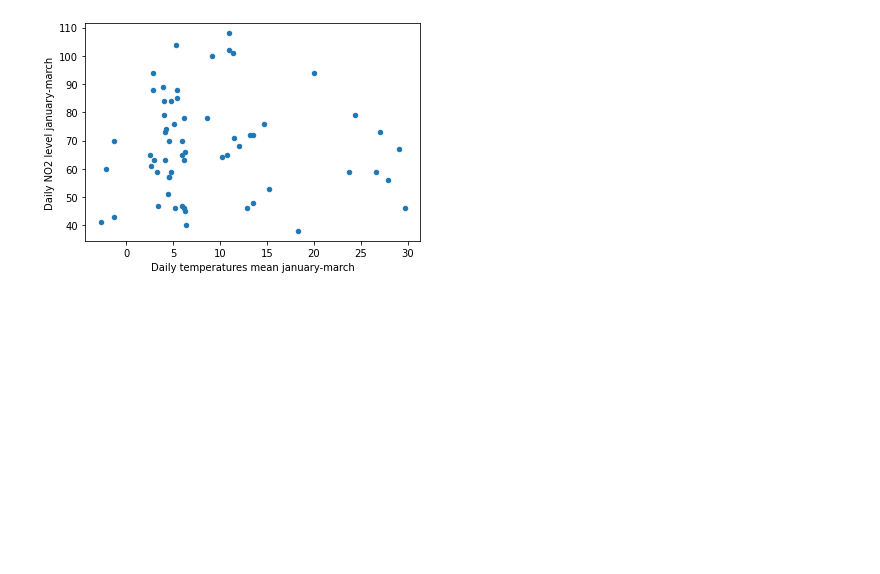
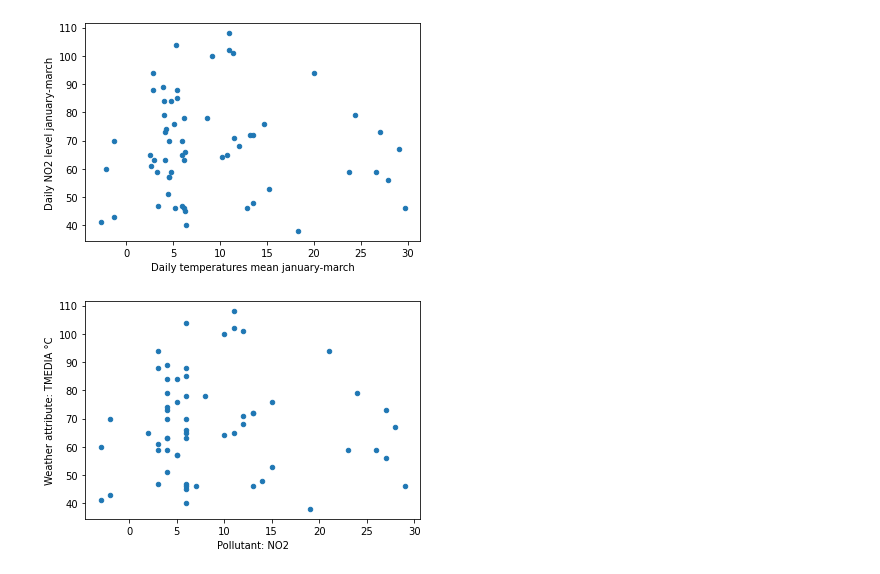
Before and after one commit to prometheus404/progetto_visualizzazione, a Jupyter notebook: weather/pollution_weather.ipynb, the cells around one changed output. Cells and saved outputs as stored; diff of their text form; code cells hidden in the pictures; blank space fills up the shorter version.

Commit message:
Generated function weather_pollutant

```diff
--- a/weather/pollution_weather.ipynb
+++ b/weather/pollution_weather.ipynb
@@ -84,3 +83,42 @@ plt.ylabel('Daily NO2 level january-march')
 plt.show()
 # %% [output]
 [figure]
+# %%
+def weather_pollutant(pollutant, station_id, weather_attribute, date1, date2):
+
+    inq = pd.read_csv('../csv/pollution_detection/ds459_qaria_datoariagiornostazione_year-2018.csv', encoding='utf-8', sep=';')
+    weather = pd.read_csv('../csv/weathermilan_ilmeteo/Milano-2018.csv', encoding='utf-8', sep=',')
+
+    #Converted into datetime type
+    weather['DATA'] = pd.to_datetime(weather['DATA'])
+
+    #Selected only Data from date1 to date2
+    inq.drop(inq.index[(inq["data"] < date1)], axis=0, inplace=True)
+    inq.drop(inq.index[(inq["data"] > date2)], axis=0, inplace=True)
+    weather.drop(weather.index[(weather["DATA"] < date1)], axis=0, inplace=True)
+    weather.drop(weather.index[(weather["DATA"] > date2)], axis=0, inplace=True)
+
+    #Selected only NO2 pollution
+    inq.drop(inq.index[(inq["inquinante"]!=pollutant)], axis=0, inplace=True)
+
+    #Deleted not a number values
+    inq.dropna(subset=["valore"], axis=0, inplace=True)
+
+    #Selected only Lambrate's station (id=2)
+    inq.drop(inq.index[(inq["stazione_id"]!=2)], axis=0, inplace=True)
+
+    weather2 = weather.rename(columns={"DATA":"data"})
+
+
+    #Inner-join between 'data' from inq and tps_day_medium
+    result = inq.set_index('data').join(weather2.set_index('data'))
+
+    result.plot.scatter(x=weather_attribute, y='valore')
+
+    plt.xlabel('Pollutant: '+pollutant)
+    plt.ylabel('Weather attribute: '+weather_attribute)
+    plt.show()
+# %%
+weather_pollutant("NO2", 2, "TMEDIA °C", "2018-01-03", "2018-03-30")
+# %% [output]
+[figure, added]
```
Also changed, not shown: parts of 6 cells of this notebook, 1 other file.
